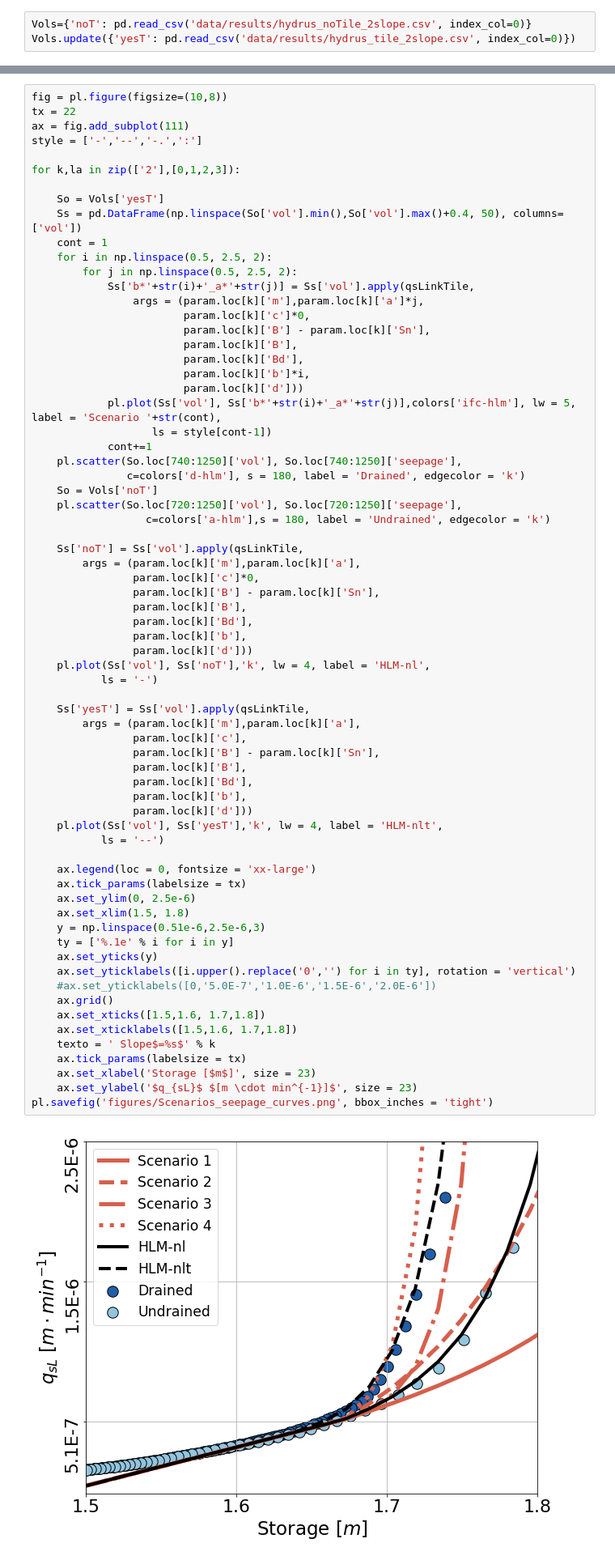
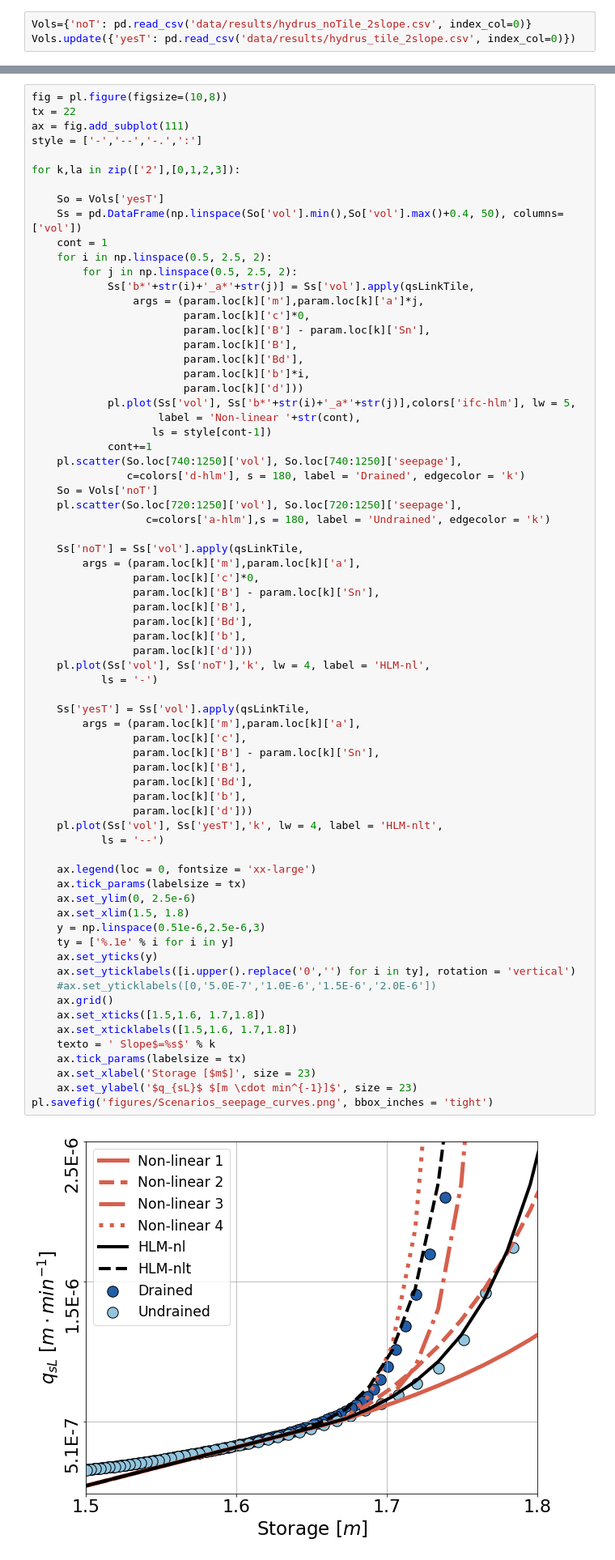
Before and after one commit to nicolas998/active_layer_evaluation, a Jupyter notebook: Anex-Scenarios_curves.ipynb, the cells around one changed output, grey strips where cells are left out. Shown at 81% size. Drawn from its saved outputs; the diff is of its cells as text.

Commit message:
update the code of some figures and the figures itself.

```diff
--- a/Anex-Scenarios_curves.ipynb
+++ b/Anex-Scenarios_curves.ipynb
@@ -48,7 +51,8 @@ for k,la in zip(['2'],[0,1,2,3]):
                         param.loc[k]['Bd'],
                         param.loc[k]['b']*i,
                         param.loc[k]['d']))
-            pl.plot(Ss['vol'], Ss['b*'+str(i)+'_a*'+str(j)],colors['ifc-hlm'], lw = 5, label = 'Scenario '+str(cont),
+            pl.plot(Ss['vol'], Ss['b*'+str(i)+'_a*'+str(j)],colors['ifc-hlm'], lw = 5,
+                    label = 'Non-linear '+str(cont),
                    ls = style[cont-1])
             cont+=1
     pl.scatter(So.loc[740:1250]['vol'], So.loc[740:1250]['seepage'],
@@ -70,31 +74,31 @@ for k,la in zip(['2'],[0,1,2,3]):
 
     Ss['yesT'] = Ss['vol'].apply(qsLinkTile,
         args = (param.loc[k]['m'],param.loc[k]['a'],
                 param.loc[k]['c'],
                 param.loc[k]['B'] - param.loc[k]['Sn'],
                 param.loc[k]['B'],
                 param.loc[k]['Bd'],
                 param.loc[k]['b'],
                 param.loc[k]['d']))
     pl.plot(Ss['vol'], Ss['yesT'],'k', lw = 4, label = 'HLM-nlt',
            ls = '--')
 
     ax.legend(loc = 0, fontsize = 'xx-large')
     ax.tick_params(labelsize = tx)
     ax.set_ylim(0, 2.5e-6)
     ax.set_xlim(1.5, 1.8)
     y = np.linspace(0.51e-6,2.5e-6,3)
     ty = ['%.1e' % i for i in y]
     ax.set_yticks(y)
     ax.set_yticklabels([i.upper().replace('0','') for i in ty], rotation = 'vertical')
     #ax.set_yticklabels([0,'5.0E-7','1.0E-6','1.5E-6','2.0E-6'])
     ax.grid()
     ax.set_xticks([1.5,1.6, 1.7,1.8])
     ax.set_xticklabels([1.5,1.6, 1.7,1.8])
     texto = ' Slope$=%s$' % k
     ax.tick_params(labelsize = tx)
     ax.set_xlabel('Storage [$m$]', size = 23)
     ax.set_ylabel('$q_{sL}$ $[m \cdot min^{-1}]$', size = 23)
 pl.savefig('figures/Scenarios_seepage_curves.png', bbox_inches = 'tight')
 # %% [output]
-[figure, old version]
+[figure, new version]
```
Also changed, not shown: parts of 1 cell of this notebook, 5 other files.
